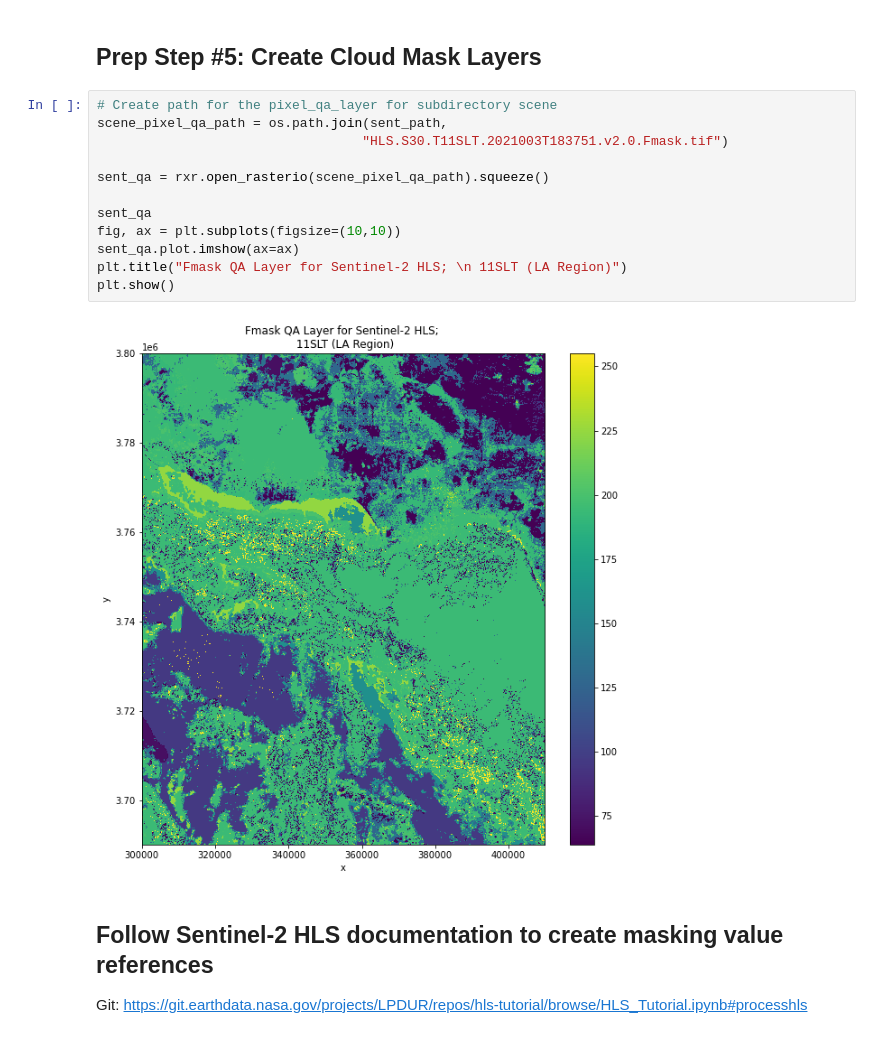
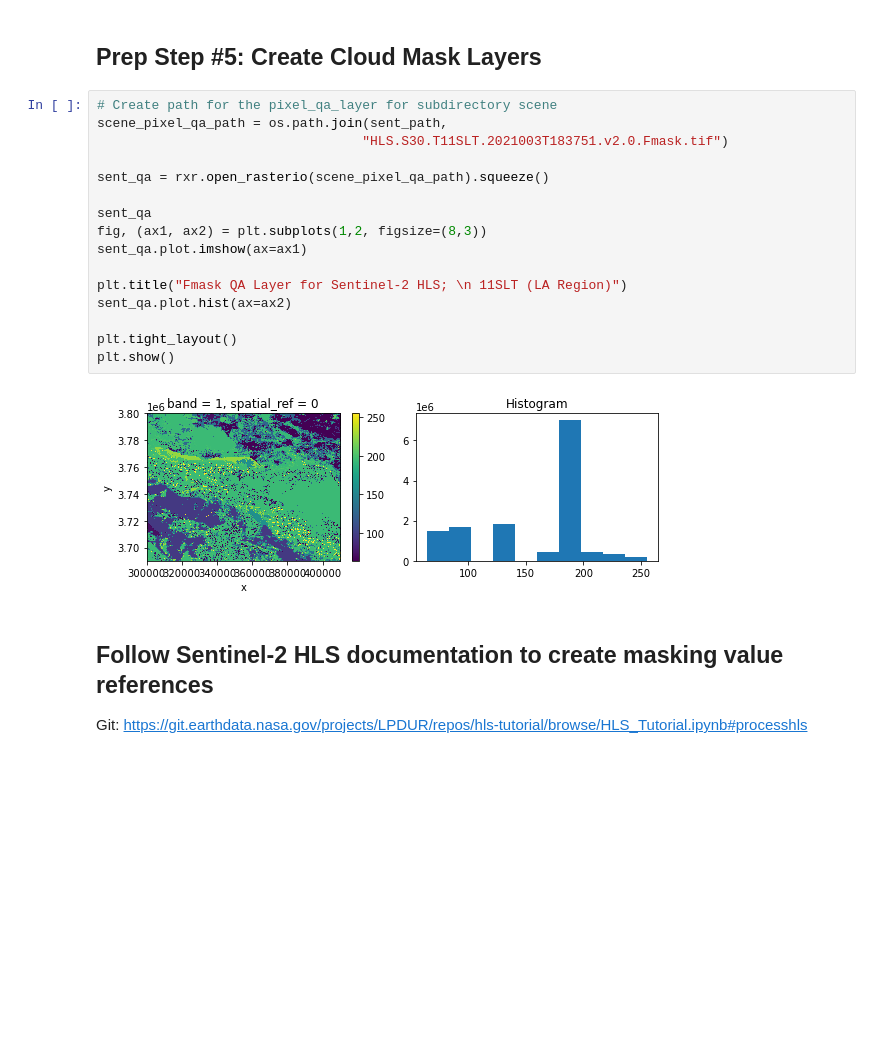
Before and after one commit to jensenwid/ea-capstone-2022, a Jupyter notebook: ea-capstone-workbook-2022.ipynb, the cells around one changed output. Saved outputs shown, nothing was run; the diff lists cells and outputs as text; blank space fills up the shorter version.

```diff
--- a/ea-capstone-workbook-2022.ipynb
+++ b/ea-capstone-workbook-2022.ipynb
@@ -246,17 +257,21 @@ eaton_shape
 # %%
 # Create path for the pixel_qa_layer for subdirectory scene
 scene_pixel_qa_path = os.path.join(sent_path,
                                   "HLS.S30.T11SLT.2021003T183751.v2.0.Fmask.tif")
 
 sent_qa = rxr.open_rasterio(scene_pixel_qa_path).squeeze()
 
 sent_qa
-fig, ax = plt.subplots(figsize=(10,10))
-sent_qa.plot.imshow(ax=ax)
+fig, (ax1, ax2) = plt.subplots(1,2, figsize=(8,3))
+sent_qa.plot.imshow(ax=ax1)
+
 plt.title("Fmask QA Layer for Sentinel-2 HLS; \n 11SLT (LA Region)")
+sent_qa.plot.hist(ax=ax2)
+
+plt.tight_layout()
 plt.show()
 # %% [output]
-[figure, old version]
+[figure, new version]
 # %% [markdown]
 ## Follow Sentinel-2 HLS documentation to create masking value references ##
 
```
Also changed, not shown: parts of 8 cells of this notebook.
